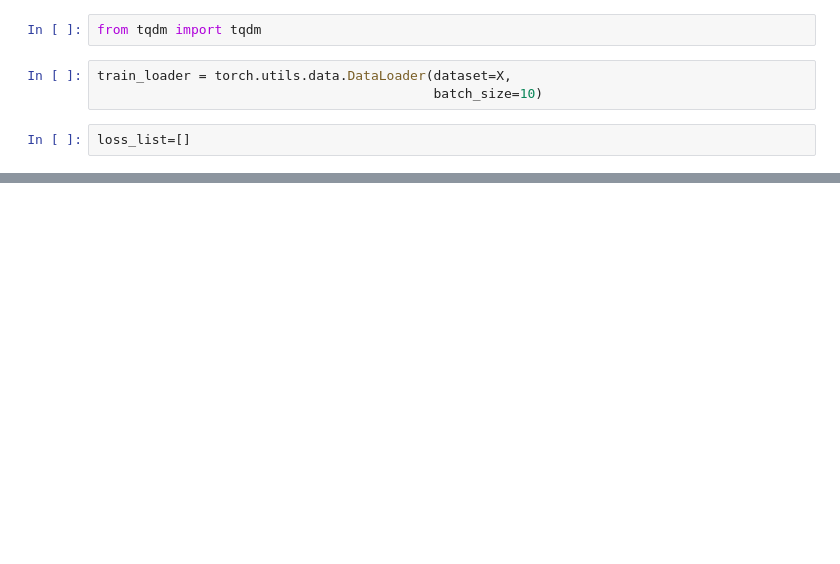
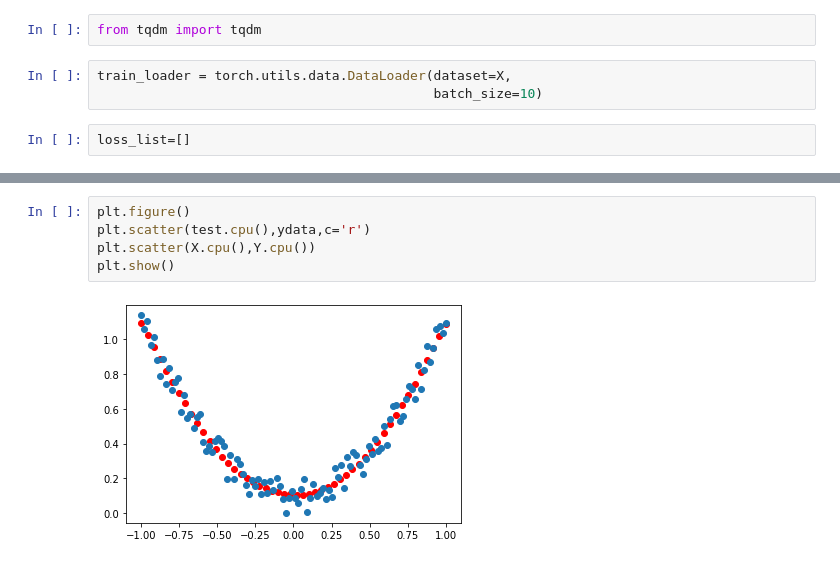
Before and after one commit to EySword/JupyterFile, a Jupyter notebook: pytorch_learn/linear by me.ipynb, the cells around one changed output, grey strips where cells are left out. Cells and saved outputs as stored; diff of their text form; blank space fills up the shorter version.

```diff
--- a/pytorch_learn/linear by me.ipynb
+++ b/pytorch_learn/linear by me.ipynb
@@ -84,0 +99,7 @@ plt.plot(range(100),loss_list)
+# %%
+plt.figure()
+plt.scatter(test.cpu(),ydata,c='r')
+plt.scatter(X.cpu(),Y.cpu())
+plt.show()
+# %% [output]
+[figure, added]
```
Also changed, not shown: parts of 12 cells of this notebook, 12 other files.
